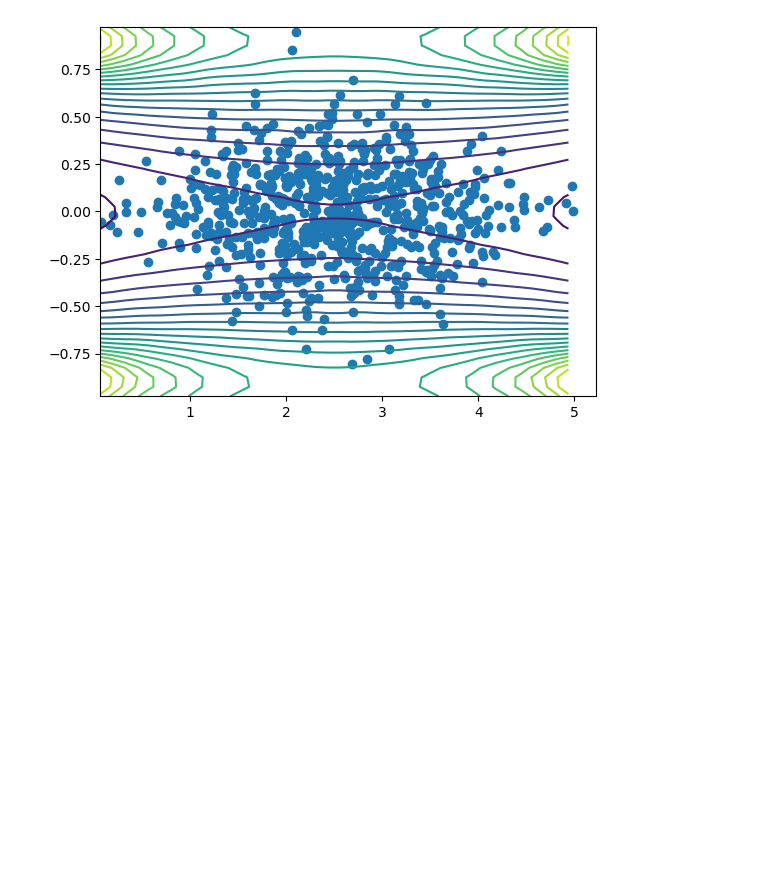
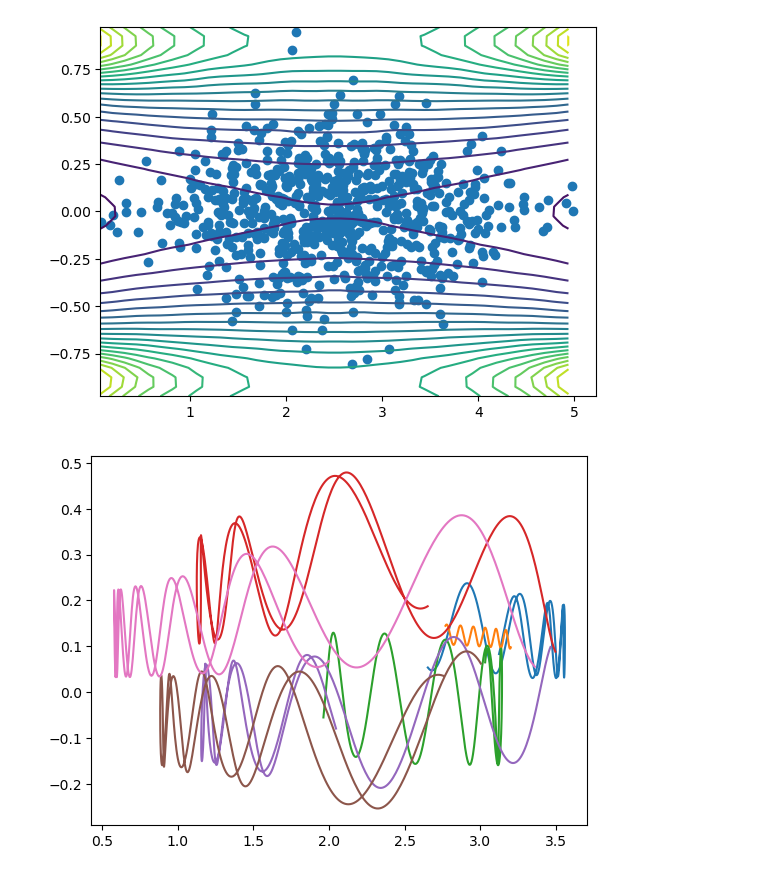
Before and after one commit to BLAST-WarpX/warpx-tutorials, a Jupyter notebook: episodes/files/analysis_3d_magnetic_mirror.ipynb, the cells around one changed output. Drawn from its saved outputs; the diff is of its cells as text; code cells hidden in the pictures; blank space fills up the shorter version.

```diff
--- a/episodes/files/analysis_3d_magnetic_mirror.ipynb
+++ b/episodes/files/analysis_3d_magnetic_mirror.ipynb
@@ -22,3 +22,21 @@ plt.scatter(z,x)
 plt.show()
 # %% [output]
 [figure]
+# %%
+from openpmd_viewer import ParticleTracker
+pt = ParticleTracker( series, iteration=iterations[-1], select={'z':[3,3.5], 'x':[0.05, 0.1]}, species='protons', preserve_particle_index=True)
+N_particles = pt.N_selected
+N_iterations = len(iterations)
+
+x_trajectories =  np.empty( ( N_iterations, N_particles ) )
+z_trajectories = np.empty( ( N_iterations, N_particles ) )
+for i, it in enumerate( iterations ):
+    x, z = series.get_particle( ['x', 'z'], select=pt, iteration=it, species='protons' )
+    x_trajectories[i, :] = x[:]
+    z_trajectories[i, :] = z[:]
+
+
+plt.plot(z_trajectories, x_trajectories)
+plt.show()
+# %% [output]
+[figure, added]
```
Also changed, not shown: parts of 1 cell of this notebook, 3 other files.
